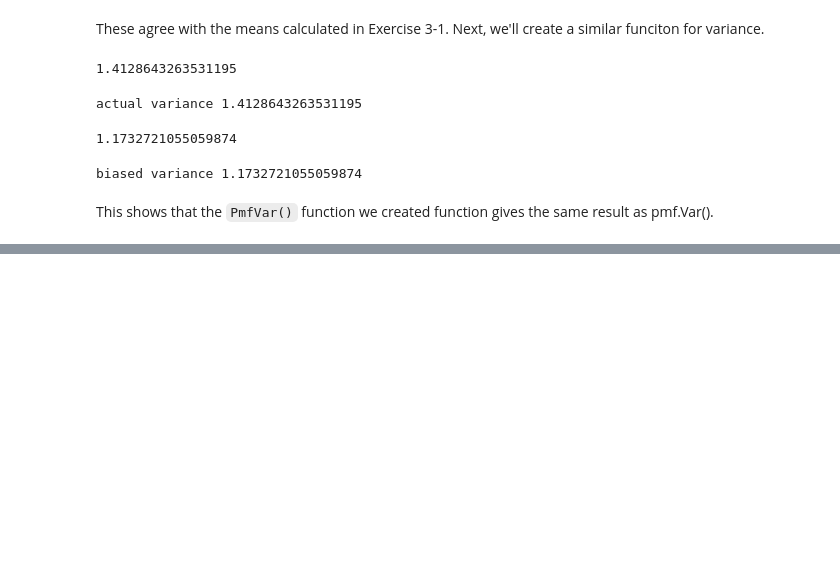
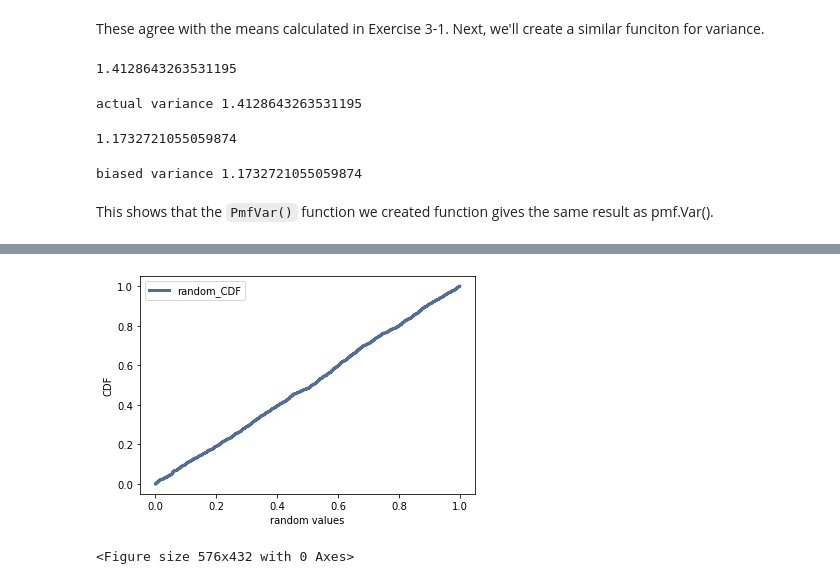
Before and after one commit to mhoehler22/ThinkStats2, a Jupyter notebook: code/HoehlerDSC530Week4.ipynb, the cells around one changed output, grey strips where cells are left out. Saved outputs shown, nothing was run; the diff lists cells and outputs as text; code cells hidden in the pictures; blank space fills up the shorter version.

```diff
--- a/code/HoehlerDSC530Week4.ipynb
+++ b/code/HoehlerDSC530Week4.ipynb
@@ -129,0 +183,6 @@ This shows that the `PmfVar()` function we created function gives the same resul
+# %%
+thinkplot.Cdf(rand_CDF)
+thinkplot.Show(xlabel='random values', ylabel='CDF')
+# %% [output]
+[figure, added]
+<Figure size 576x432 with 0 Axes>
```
Also changed, not shown: parts of 10 cells of this notebook.
